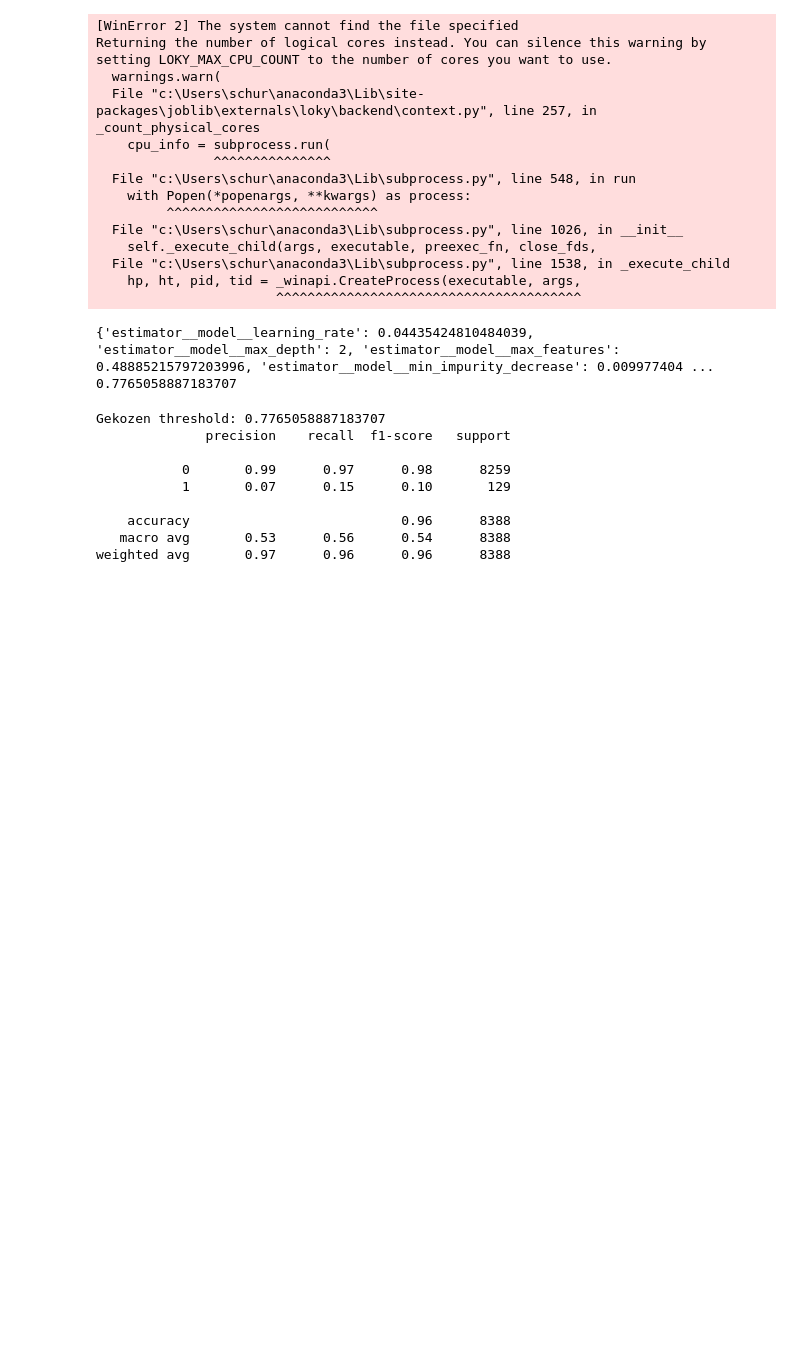
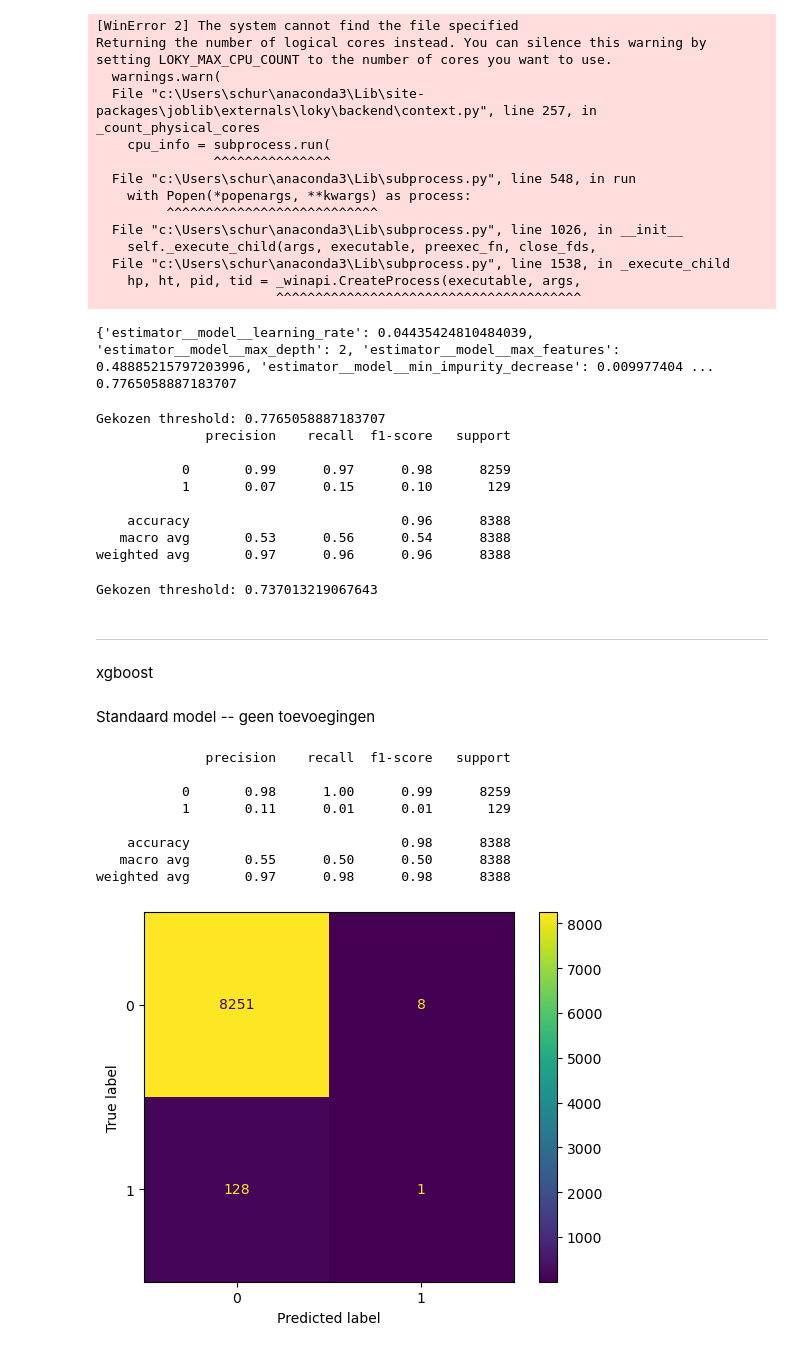
Before and after one commit to larsol55on/Machine-Learning-Herseninfract, a Jupyter notebook: sven.ipynb, the cells around one changed output. Drawn from its saved outputs; the diff is of its cells as text; code cells hidden in the pictures; blank space fills up the shorter version.

```diff
--- a/sven.ipynb
+++ b/sven.ipynb
@@ -577,11 +577,18 @@ Gekozen threshold: 0.7765058887183707
 weighted avg       0.97      0.96      0.96      8388
 # %%
 best_model.fit(X_train_final, y_train_final)
-proba_test = best_model.predict_proba(X_test_final)[:,1]
-y_pred = (proba_test >= 0.7765058887183707).astype(int)
+
+
+y_pred = best_model.predict(X_test_final)
 
 submission = pd.DataFrame({
-    'id': test_ids,
-    'stroke': y_pred,
+    "id": test_ids,
+    "stroke": y_pred,
 })
-submission.to_csv('submission_GBtree_threshold.csv', index=False)
+#submission.to_csv("submission_GBtree_threshold.csv", index=False)
+# %% [output]
+Gekozen threshold: 0.737013219067643
+# %% [markdown]
+---
+# %% [markdown]
+xgboost
@@ -587,0 +597,20 @@ submission.to_csv('submission_GBtree_threshold.csv', index=False)
+# %% [markdown]
+Standaard model -- geen toevoegingen
+# %%
+xgboost = xgb.XGBClassifier(random_state=42)
+
+xgboost.fit(X_train, y_train)
+y_pred = xgboost.predict(X_val)
+
+ConfusionMatrixDisplay.from_predictions(y_val, y_pred)
+print(classification_report(y_val, y_pred))
+# %% [output]
+              precision    recall  f1-score   support
+
+           0       0.98      1.00      0.99      8259
+           1       0.11      0.01      0.01       129
+
+    accuracy                           0.98      8388
+   macro avg       0.55      0.50      0.50      8388
+weighted avg       0.97      0.98      0.98      8388
+[figure, added]
```
Also changed, not shown: parts of 5 cells of this notebook, 1 other file.
